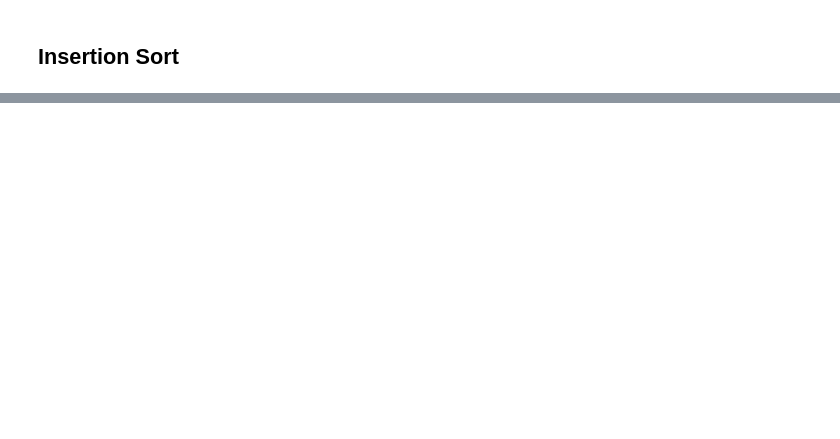
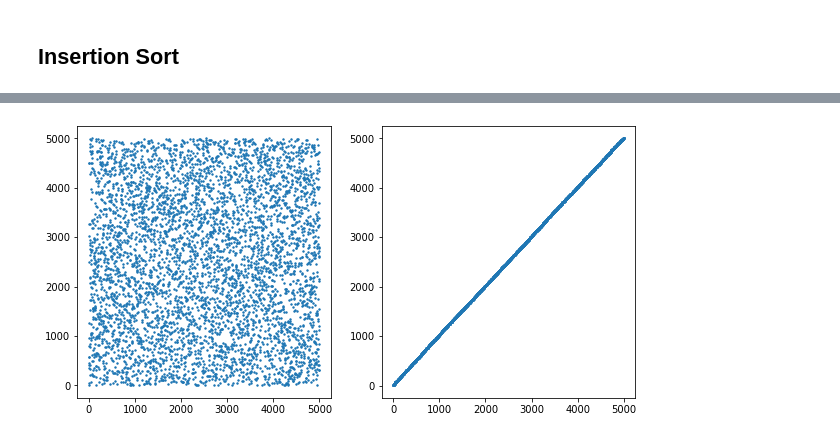
Before and after one commit to jshinm/project-binder, a Jupyter notebook: sorting/sort_notebook.ipynb, the cells around one changed output, grey strips where cells are left out. Cells and saved outputs as stored; diff of their text form; code cells hidden in the pictures; blank space fills up the shorter version.

```diff
--- a/sorting/sort_notebook.ipynb
+++ b/sorting/sort_notebook.ipynb
@@ -67,0 +71,4 @@ plot(out)
+# %%
+plot(dset, insertionSort)
+# %% [output]
+[figure, added]
```
Also changed, not shown: parts of 9 cells of this notebook.
